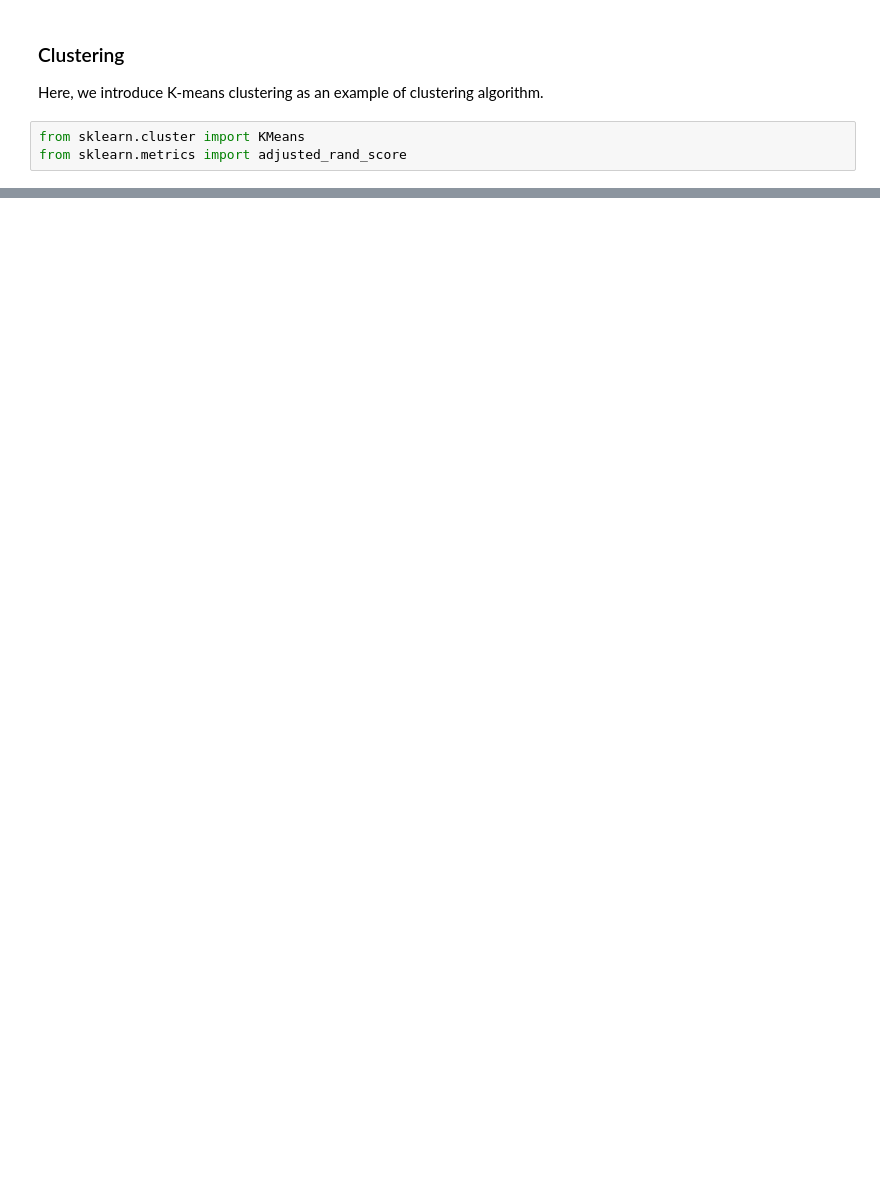
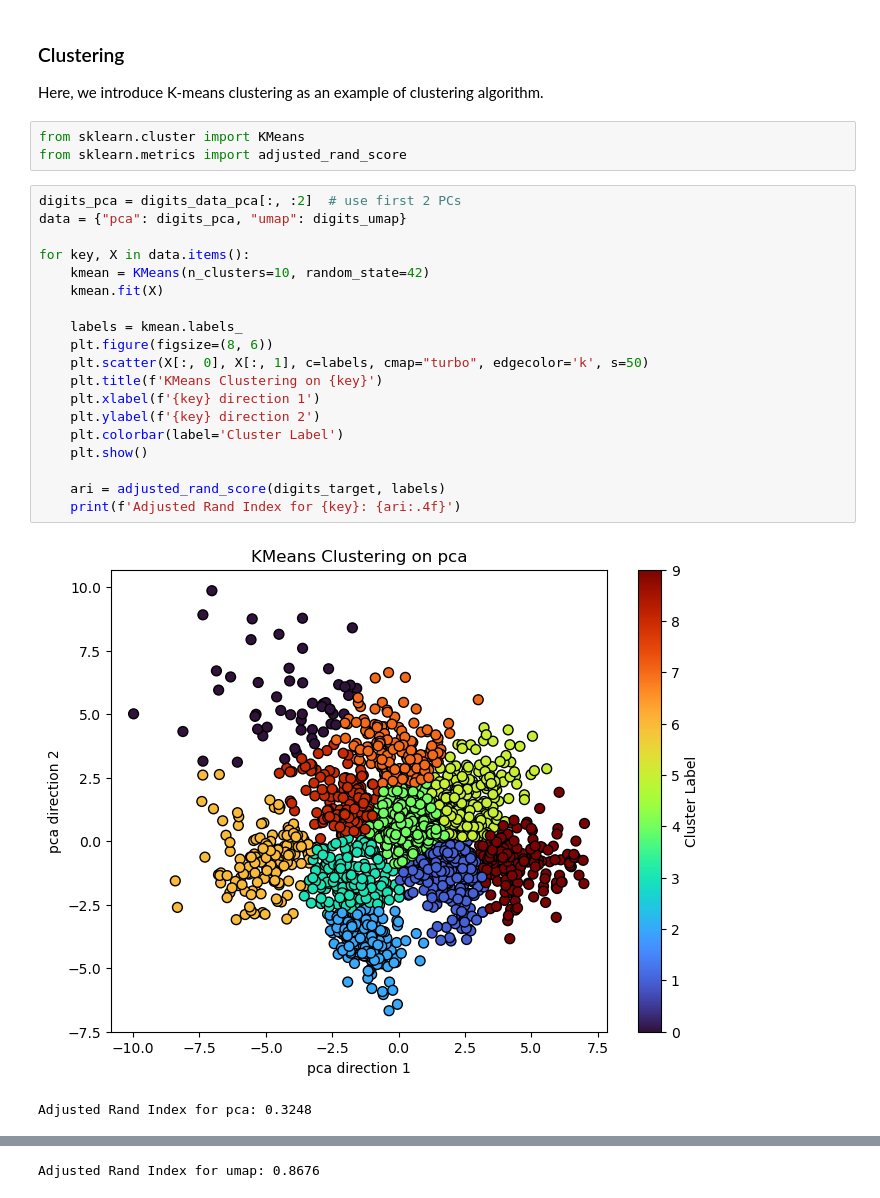
Before and after one commit to maggie-jiayizhang/pni_python_2025, a Jupyter notebook: notebooks/july_16.ipynb, the cells around one changed output, grey strips where cells are left out. Saved outputs shown, nothing was run; the diff lists cells and outputs as text; blank space fills up the shorter version.

```diff
--- a/notebooks/july_16.ipynb
+++ b/notebooks/july_16.ipynb
@@ -51,3 +94,25 @@ Here, we introduce K-means clustering as an example of clustering algorithm.
 # %%
 from sklearn.cluster import KMeans
 from sklearn.metrics import adjusted_rand_score
+# %%
+digits_pca = digits_data_pca[:, :2]  # use first 2 PCs
+data = {"pca": digits_pca, "umap": digits_umap}
+
+for key, X in data.items():
+    kmean = KMeans(n_clusters=10, random_state=42)
+    kmean.fit(X)
+
+    labels = kmean.labels_
+    plt.figure(figsize=(8, 6))
+    plt.scatter(X[:, 0], X[:, 1], c=labels, cmap="turbo", edgecolor='k', s=50)
+    plt.title(f'KMeans Clustering on {key}')
+    plt.xlabel(f'{key} direction 1')
+    plt.ylabel(f'{key} direction 2')
+    plt.colorbar(label='Cluster Label')
+    plt.show()
+
+    ari = adjusted_rand_score(digits_target, labels)
+    print(f'Adjusted Rand Index for {key}: {ari:.4f}')
+# %% [output]
+[figure, added]
+Adjusted Rand Index for pca: 0.3248
@@ -53,0 +120 @@ from sklearn.metrics import adjusted_rand_score
+Adjusted Rand Index for umap: 0.8676
```
Also changed, not shown: parts of 5 cells of this notebook, 2 other files.
